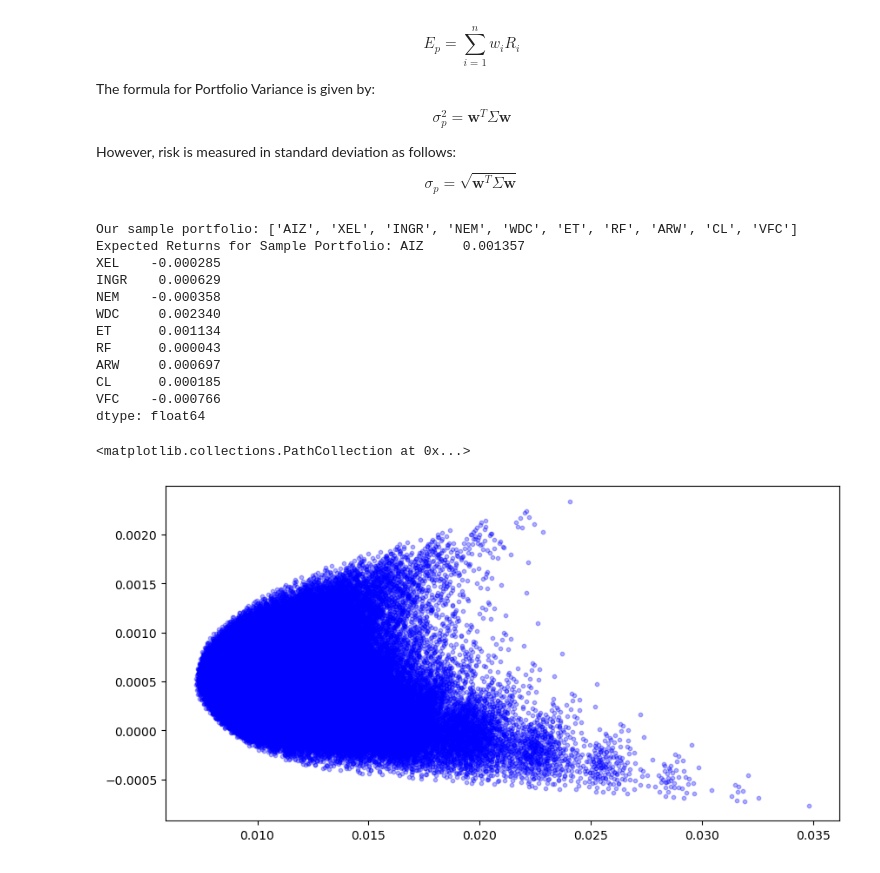
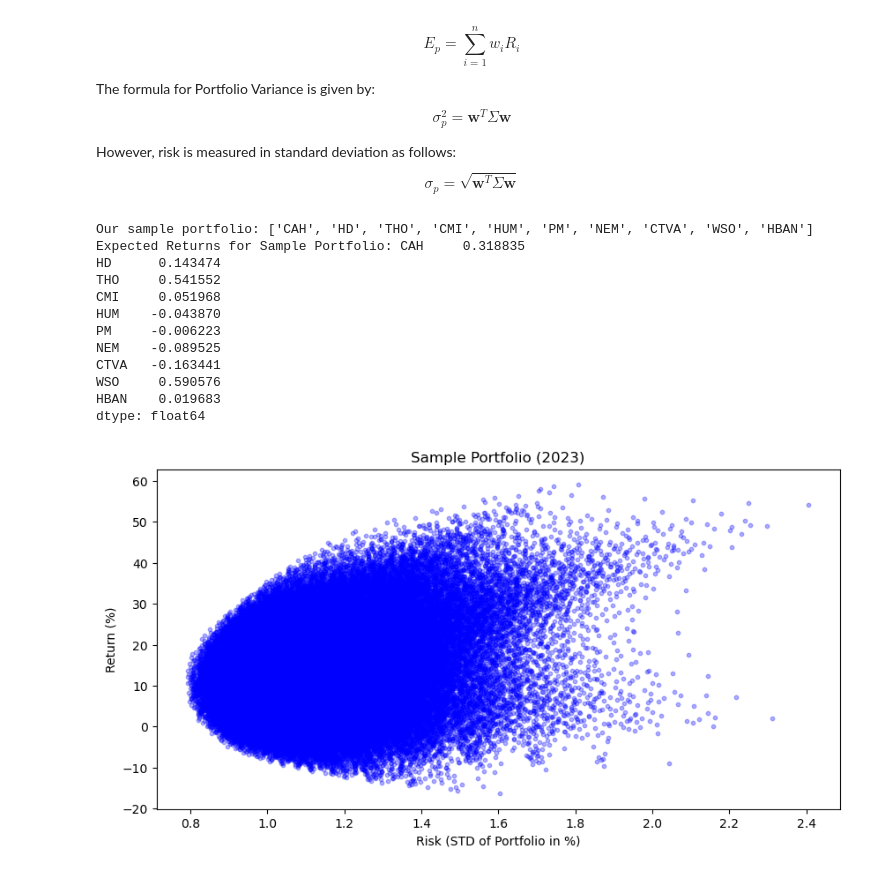
Before and after one commit to mzjing85/MonteCarlo-NetworkAnalysis_PortfolioOptimizaiton, a Jupyter notebook: Project.ipynb, the cells around one changed output. Drawn from its saved outputs; the diff is of its cells as text; code cells hidden in the pictures.

```diff
--- a/Project.ipynb
+++ b/Project.ipynb
@@ -280,11 +280,12 @@ import random
 from itertools import combinations_with_replacement
 
 # random sample of 10 stocks
-samplePortfolio = random.sample(covMatrix_2023.columns.tolist(), 10)
+# samplePortfolio = random.sample(covMatrix_2023.columns.tolist(), 10)
+samplePortfolio = ['CAH', 'HD', 'THO', 'CMI', 'HUM', 'PM', 'NEM', 'CTVA', 'WSO', 'HBAN'] # this comobo produces a nice bullet
 print(f'Our sample portfolio: {samplePortfolio}')
 
 # calculate the expected return for these stocks
-expectedReturn_sample = returns_2023[samplePortfolio].mean()
+expectedReturn_sample = returns_2023[samplePortfolio].mean() * 250 # annualize
 print(f'Expected Returns for Sample Portfolio: {expectedReturn_sample}')
 
 # get just a list of the expected returns
@@ -303,45 +304,48 @@ def generate_weights(n, total):
     if n == 1:
         yield [total]
     else:
         for i in range(total + 1):
             for rest in generate_weights(n-1, total - i):
                 yield[i] + rest
 
 for x in generate_weights(n, 10):
     w = np.array(x) * step
     portfolioWeights.append(w)
 
 # print(len(portfolioWeights))
 # print(portfolioWeights[:10])
 
 # calculate points
 returns = [] # y-values
 risks = [] # x-values
 
 for combo in portfolioWeights:
     comboReturn = 0
     for i in range(n):
         comboReturn += expectedReturns[i] * combo[i]
 
-    returns.append(comboReturn)
-    risks.append(np.sqrt(combo.T @ samplePortfolioCOV @ combo))
+    returns.append(comboReturn*100)
+    risks.append(np.sqrt(combo.T @ samplePortfolioCOV @ combo)*100)
 
 
 # plot
 plt.figure(figsize=(10, 5))
 plt.scatter(risks, returns, color='blue', alpha = 0.3, s=10)
+plt.xlabel("Risk (STD of Portfolio in %)")
+plt.ylabel("Return (%)")
+plt.title("Sample Portfolio (2023)")
+plt.show()
 # %% [output]
-Our sample portfolio: ['AIZ', 'XEL', 'INGR', 'NEM', 'WDC', 'ET', 'RF', 'ARW', 'CL', 'VFC']
-Expected Returns for Sample Portfolio: AIZ     0.001357
-XEL    -0.000285
-INGR    0.000629
-NEM    -0.000358
-WDC     0.002340
-ET      0.001134
-RF      0.000043
-ARW     0.000697
-CL      0.000185
-VFC    -0.000766
+Our sample portfolio: ['CAH', 'HD', 'THO', 'CMI', 'HUM', 'PM', 'NEM', 'CTVA', 'WSO', 'HBAN']
+Expected Returns for Sample Portfolio: CAH     0.318835
+HD      0.143474
+THO     0.541552
+CMI     0.051968
+HUM    -0.043870
+PM     -0.006223
+NEM    -0.089525
+CTVA   -0.163441
+WSO     0.590576
+HBAN    0.019683
 dtype: float64
-<matplotlib.collections.PathCollection at 0x...>
-[figure, old version]
+[figure, new version]
```
Also changed, not shown: parts of 3 cells of this notebook.
